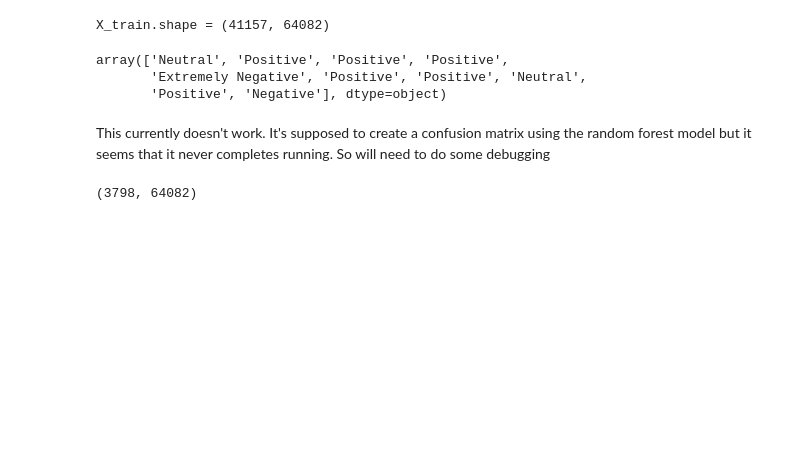
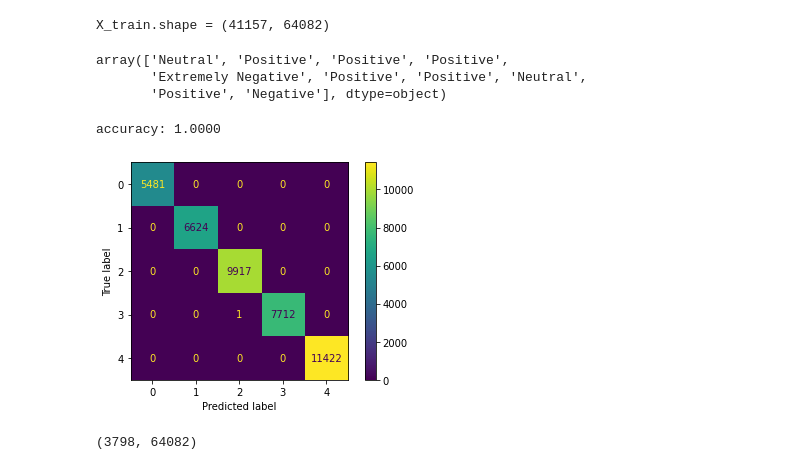
Before and after one commit to Asianspinmaster/cs39aa_project, a Jupyter notebook: project_part2.ipynb, the cells around one changed output. Cells and saved outputs as stored; diff of their text form; code cells hidden in the pictures; blank space fills up the shorter version.

```diff
--- a/project_part2.ipynb
+++ b/project_part2.ipynb
@@ -351,19 +351,20 @@ y_train[:10]
 array(['Neutral', 'Positive', 'Positive', 'Positive',
        'Extremely Negative', 'Positive', 'Positive', 'Neutral',
        'Positive', 'Negative'], dtype=object)
-# %% [markdown]
-This currently doesn't work. It's supposed to create a confusion matrix using the random forest model but it seems that it never completes running. So will need to do some debugging
 # %%
-#from sklearn.ensemble import RandomForestClassifier
-#from sklearn.metrics import confusion_matrix, ConfusionMatrixDisplay, accuracy_score
-#model = RandomForestClassifier(n_estimators = 100)
-#model = model.fit(X_train, y_train)
+from sklearn.ensemble import RandomForestClassifier
+from sklearn.metrics import confusion_matrix, ConfusionMatrixDisplay, accuracy_score
+model = RandomForestClassifier()
+model = model.fit(X_train, y_train)
 
-#pred_train = model.predict(X_train)
+pred_train = model.predict(X_train)
 
-#display = ConfusionMatrixDisplay(confusion_matrix(train_data['Sentiment'], pred_train))
-#display.plot()
-#print(f"accuracy: {accuracy_score(train_data['Sentiment'],pred_train):.4f}")
+display = ConfusionMatrixDisplay(confusion_matrix(train_data['Sentiment'], pred_train))
+display.plot()
+print(f"accuracy: {accuracy_score(train_data['Sentiment'],pred_train):.4f}")
+# %% [output]
+accuracy: 1.0000
+[figure, added]
 # %%
 test_data['textclean'] = test_data['tokens'].apply(lambda x: ' '.join(x))
 X_test = tfidf_vectorizer.transform(test_data['textclean']).toarray()
```
Also changed, not shown: parts of 1 cell of this notebook.
